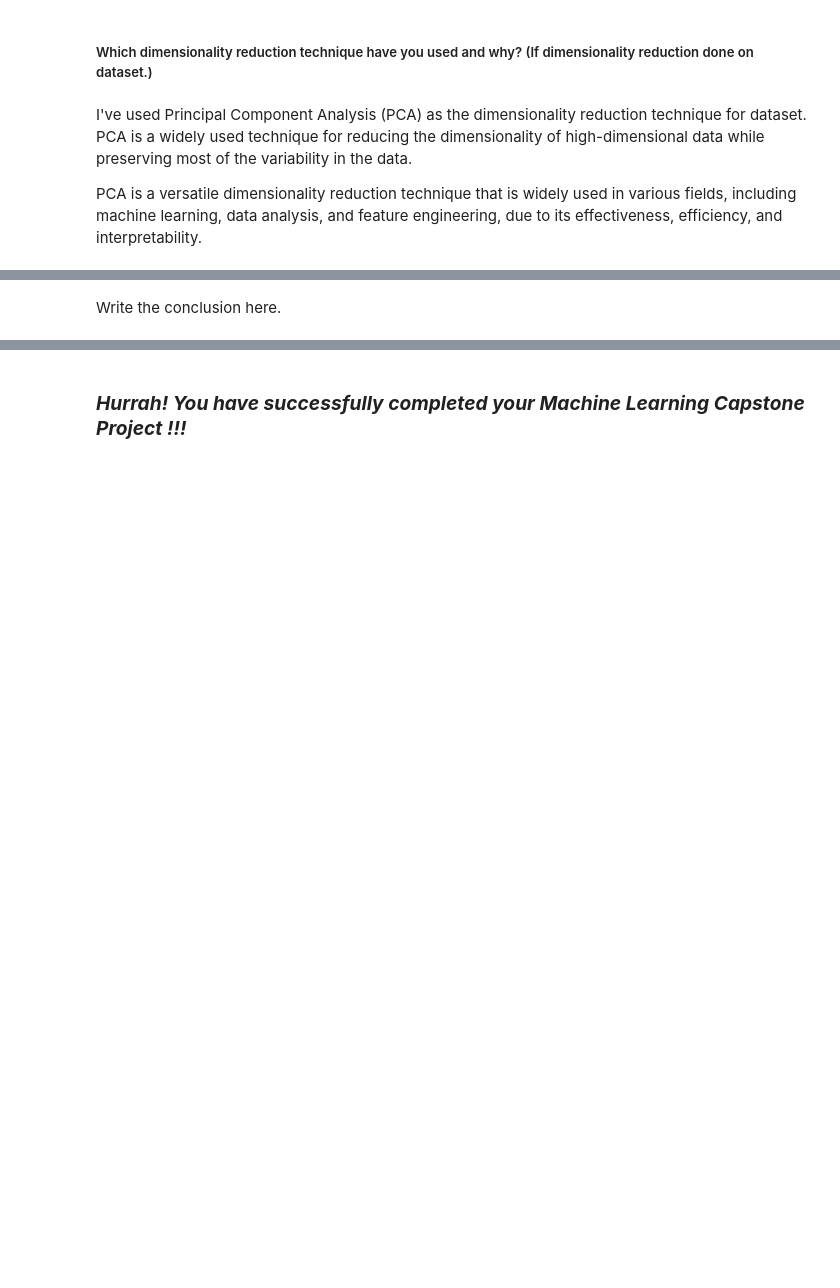
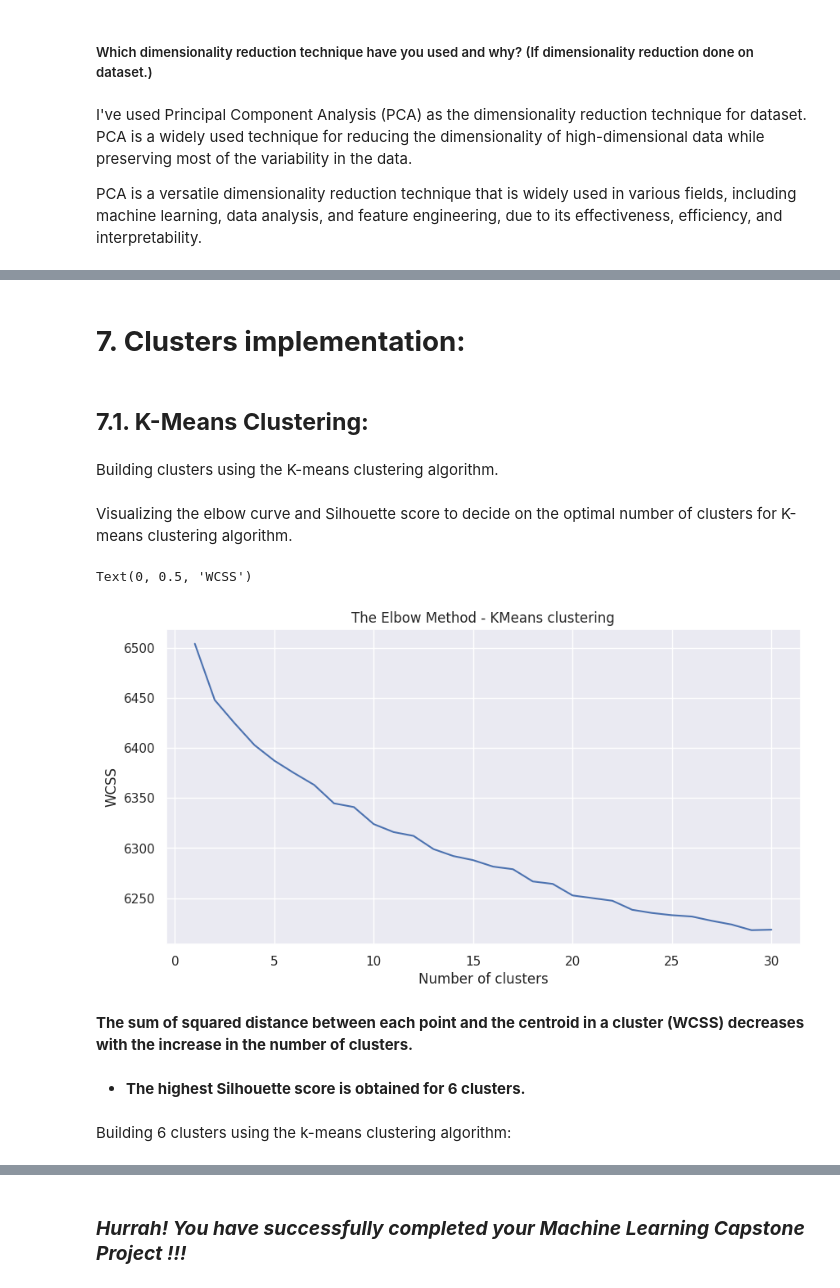
Before and after one commit to PawanYadav007s/Accenture_Programs_for_Exam, a Jupyter notebook: PAwan_of_Sample_ML_Submission_Template.ipynb, the cells around one changed output, grey strips where cells are left out. Saved outputs shown, nothing was run; the diff lists cells and outputs as text; code cells hidden in the pictures; blank space fills up the shorter version.

```diff
--- a/PAwan_of_Sample_ML_Submission_Template.ipynb
+++ b/PAwan_of_Sample_ML_Submission_Template.ipynb
@@ -1972,2 +1336,28 @@ Answer Here.
-# %% [markdown]
-Write the conclusion here.
+# %% [markdown]
+# **7. Clusters implementation:**
+# %% [markdown]
+## **7.1. K-Means Clustering:**
+# %% [markdown]
+Building clusters using the K-means clustering algorithm.
+# %% [markdown]
+Visualizing the elbow curve and Silhouette score to decide on the optimal number of clusters for K-means clustering algorithm.
+# %%
+# Elbow method to find the optimal value of k
+wcss=[]
+for i in range(1,31):
+  kmeans = KMeans(n_clusters=i,init='k-means++',random_state=33)
+  kmeans.fit(x_pca)
+  wcss_iter = kmeans.inertia_
+  wcss.append(wcss_iter)
+
+number_clusters = range(1,31)
+plt.figure(figsize=(10,5))
+plt.plot(number_clusters,wcss)
+plt.title('The Elbow Method - KMeans clustering')
+plt.xlabel('Number of clusters')
+plt.ylabel('WCSS')
+# %% [output]
+Text(0, 0.5, 'WCSS')
+[figure, added]
+# %% [markdown]
+**The sum of squared distance between each point and the centroid in a cluster (WCSS) decreases with the increase in the number of clusters.**
@@ -1973,0 +1383,4 @@ Write the conclusion here.
+# %% [markdown]
+* **The highest Silhouette score is obtained for 6 clusters.**
+# %% [markdown]
+Building 6 clusters using the k-means clustering algorithm:
```
Also changed, not shown: parts of 220 cells of this notebook.
